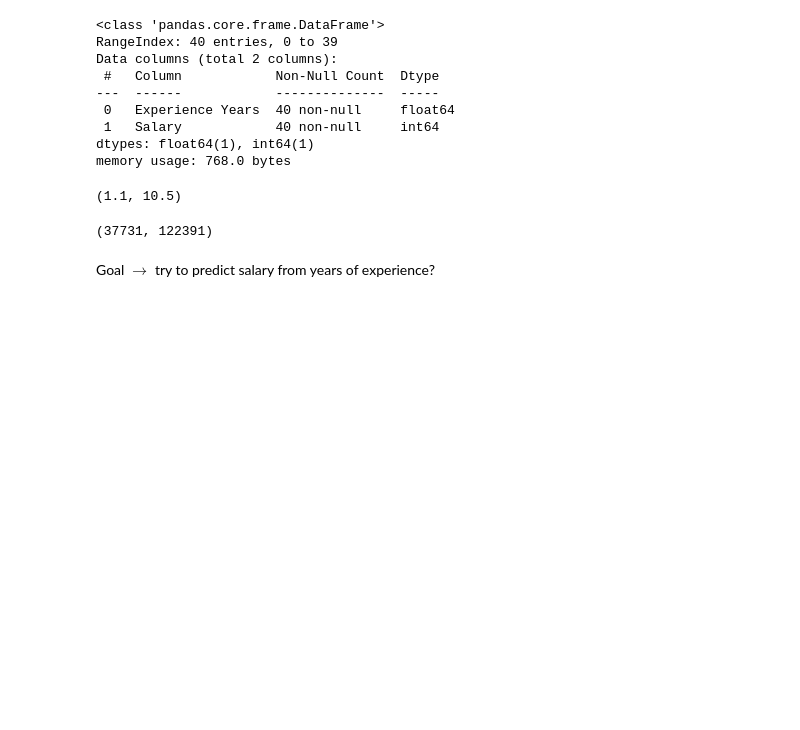
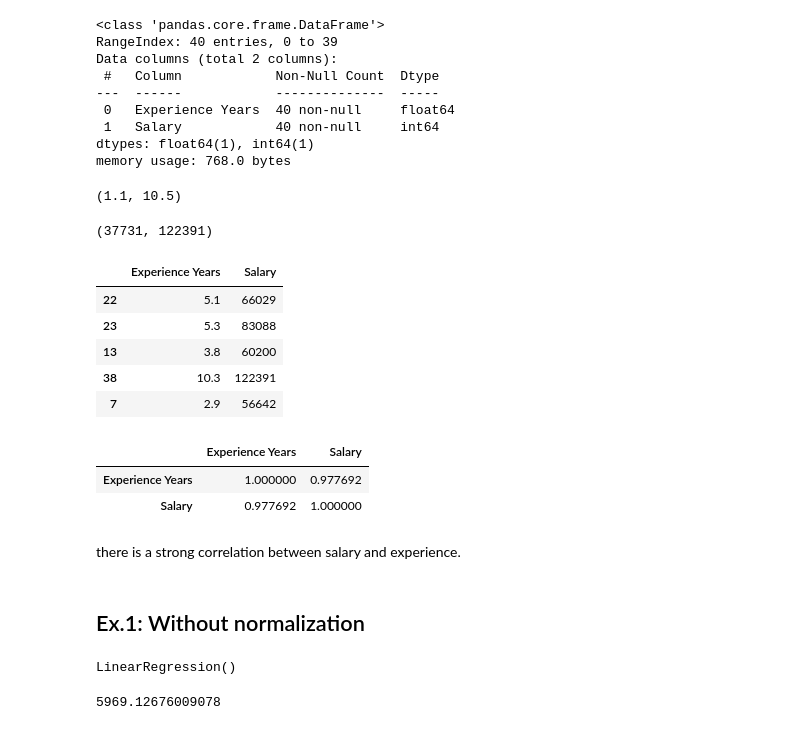
Before and after one commit to abdulaziz-aljamhour/data-science-overview, a Jupyter notebook: linear_regression/lin_reg.ipynb, the cells around one changed output. Saved outputs shown, nothing was run; the diff lists cells and outputs as text; code cells hidden in the pictures; blank space fills up the shorter version.

```diff
--- a/linear_regression/lin_reg.ipynb
+++ b/linear_regression/lin_reg.ipynb
@@ -49,5 +57,22 @@ df['Salary'].min(), df['Salary'].max() # there is no negative numbers
 (37731, 122391)
 # %%
 px.scatter(data_frame=df, x='Salary', y='Experience Years')
-# %% [markdown]
-Goal $\rightarrow$ try to predict salary from years of experience?
+# %%
+df.sample(5)
+# %% [output]
+|  | Experience Years | Salary |
+| 22 | 5.1 | 66029 |
+| 23 | 5.3 | 83088 |
+| 13 | 3.8 | 60200 |
+| 38 | 10.3 | 122391 |
+| 7 | 2.9 | 56642 |
+# %%
+df.corr()
+# %% [output]
+|  | Experience Years | Salary |
+| Experience Years | 1.000000 | 0.977692 |
+| Salary | 0.977692 | 1.000000 |
+# %% [markdown]
+there is a strong correlation between salary and experience.
+# %% [markdown]
+## Ex.1: Without normalization
@@ -53,0 +83,11 @@ Goal $\rightarrow$ try to predict salary from years of experience?
+# %%
+regr = LinearRegression()
+regr.fit(x_train, y_train)
+# %% [output]
+LinearRegression()
+# %%
+yhat = regr.predict(x_test)
+ex1_lin_mae = mean_absolute_error(y_test, yhat)
+print(ex1_lin_mae)
+# %% [output]
+5969.12676009078
```
Also changed, not shown: parts of 7 cells of this notebook.
